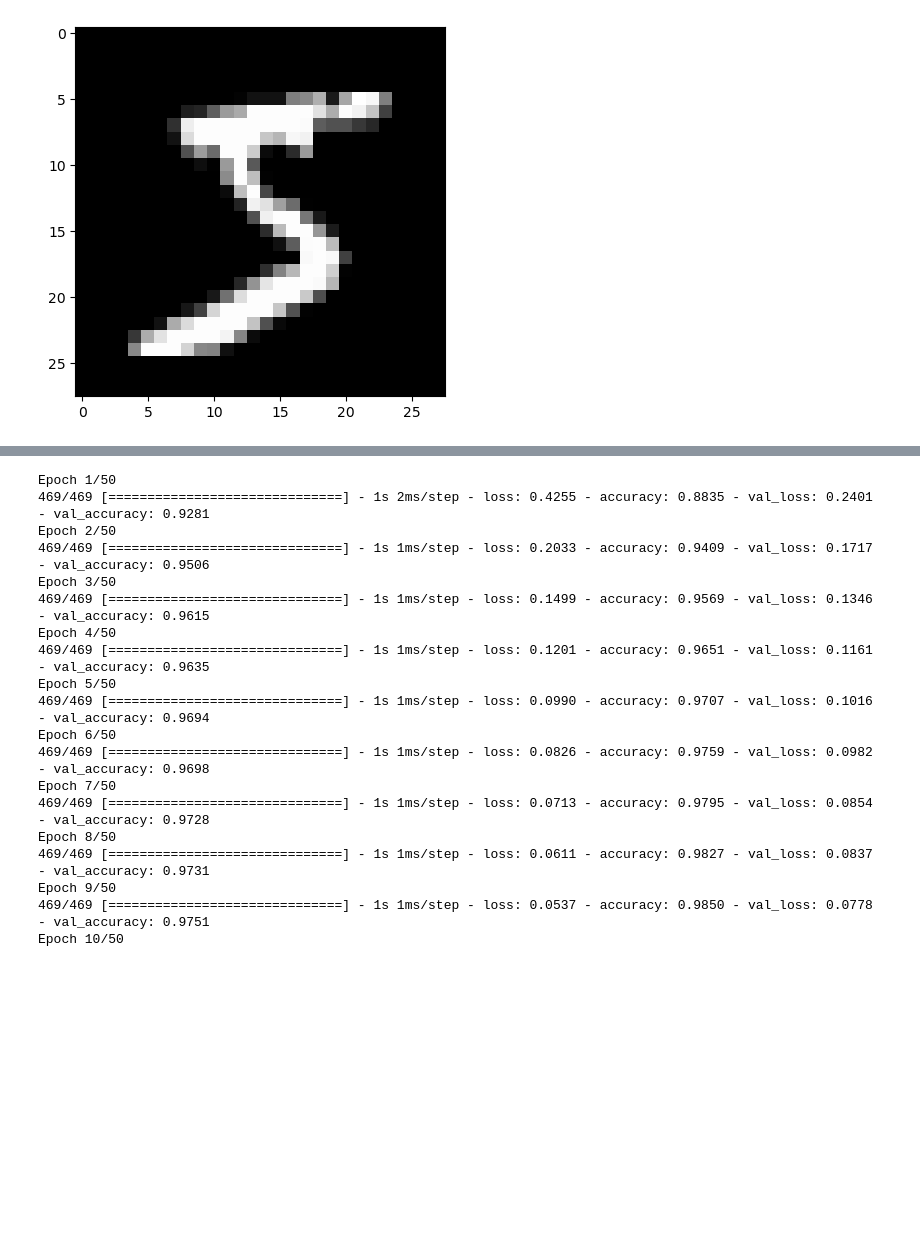
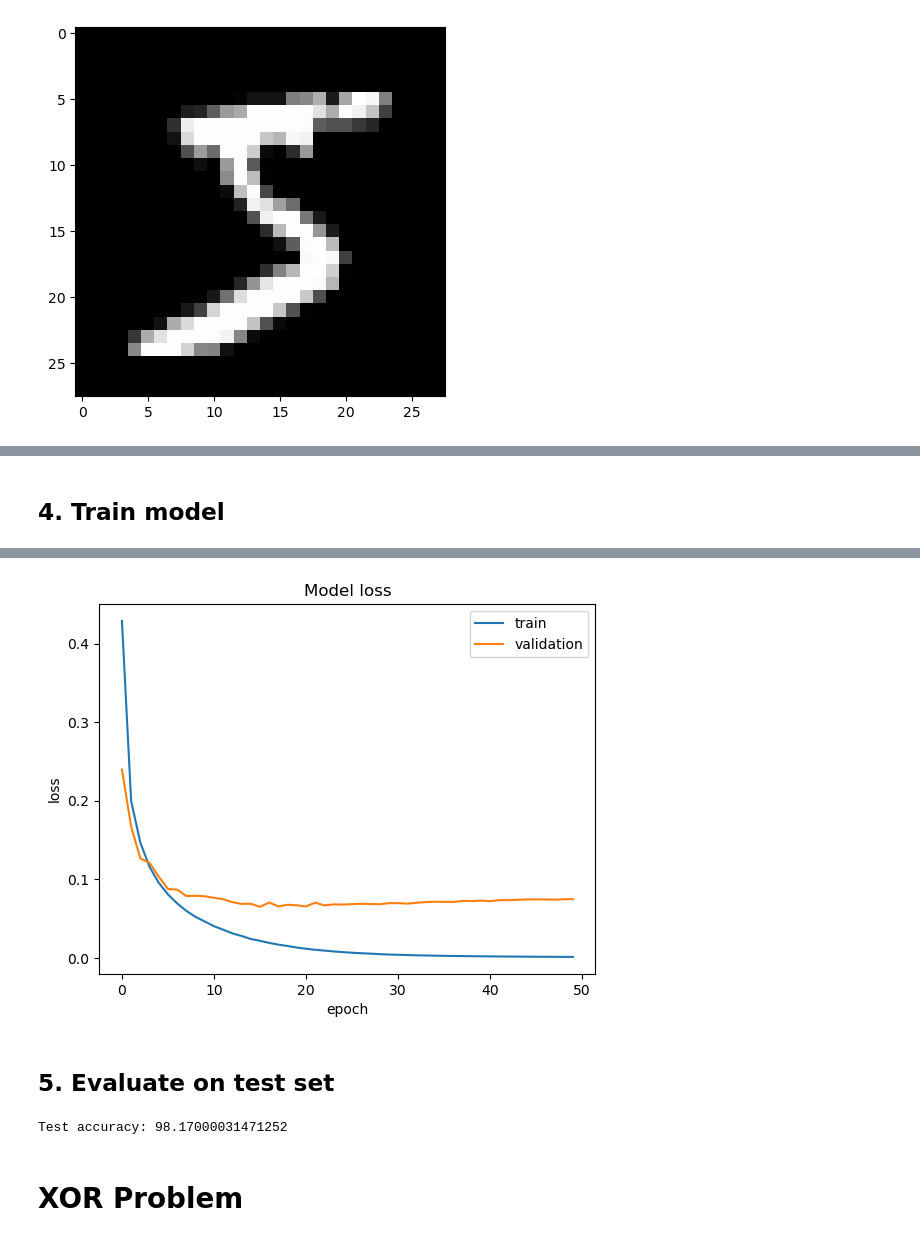
Before and after one commit to GiaKhangLuu/deep_learning_exercises, a Jupyter notebook: day_02/mlp_keras.ipynb, the cells around one changed output, grey strips where cells are left out. Cells and saved outputs as stored; diff of their text form; code cells hidden in the pictures; blank space fills up the shorter version.

```diff
--- a/day_02/mlp_keras.ipynb
+++ b/day_02/mlp_keras.ipynb
@@ -75,4 +80,8 @@ _________________________________________________________________
+# %% [markdown]
+## 4. Train model
 # %%
+tf.random.set_seed(42)
+
 sgd = SGD(0.1)
 model.compile(loss='categorical_crossentropy',
               optimizer=sgd,
@@ -83,8 +92,8 @@ h = model.fit(x_train, y_train,
               batch_size=128)
 
 # Summarize history for loss
-plt.plot(h.history('loss'))
-plt.plot(h.history('val_loss'))
+plt.plot(h.history['loss'])
+plt.plot(h.history['val_loss'])
 
 plt.title('Model loss')
 plt.ylabel('loss')
@@ -97,19 +122,10 @@ WARNING:absl:At this time, the v2.11+ optimizer `tf.keras.optimizers.SGD` runs s
-Epoch 1/50
-469/469 [==============================] - 1s 2ms/step - loss: 0.4255 - accuracy: 0.8835 - val_loss: 0.2401 - val_accuracy: 0.9281
-Epoch 2/50
-469/469 [==============================] - 1s 1ms/step - loss: 0.2033 - accuracy: 0.9409 - val_loss: 0.1717 - val_accuracy: 0.9506
-Epoch 3/50
-469/469 [==============================] - 1s 1ms/step - loss: 0.1499 - accuracy: 0.9569 - val_loss: 0.1346 - val_accuracy: 0.9615
-Epoch 4/50
-469/469 [==============================] - 1s 1ms/step - loss: 0.1201 - accuracy: 0.9651 - val_loss: 0.1161 - val_accuracy: 0.9635
-Epoch 5/50
-469/469 [==============================] - 1s 1ms/step - loss: 0.0990 - accuracy: 0.9707 - val_loss: 0.1016 - val_accuracy: 0.9694
-Epoch 6/50
-469/469 [==============================] - 1s 1ms/step - loss: 0.0826 - accuracy: 0.9759 - val_loss: 0.0982 - val_accuracy: 0.9698
-Epoch 7/50
-469/469 [==============================] - 1s 1ms/step - loss: 0.0713 - accuracy: 0.9795 - val_loss: 0.0854 - val_accuracy: 0.9728
-Epoch 8/50
-469/469 [==============================] - 1s 1ms/step - loss: 0.0611 - accuracy: 0.9827 - val_loss: 0.0837 - val_accuracy: 0.9731
-Epoch 9/50
-469/469 [==============================] - 1s 1ms/step - loss: 0.0537 - accuracy: 0.9850 - val_loss: 0.0778 - val_accuracy: 0.9751
-Epoch 10/50
+[figure, added]
+# %% [markdown]
+## 5. Evaluate on test set
+# %%
+loss, acc = model.evaluate(x_test, y_test, batch_size=128, verbose=False)
+print(f"\nTest accuracy: {acc * 100}")
+# %% [output]
+Test accuracy: 98.17000031471252
+# %% [markdown]
+# XOR Problem
```
Also changed, not shown: parts of 12 cells of this notebook, 2 other files.
